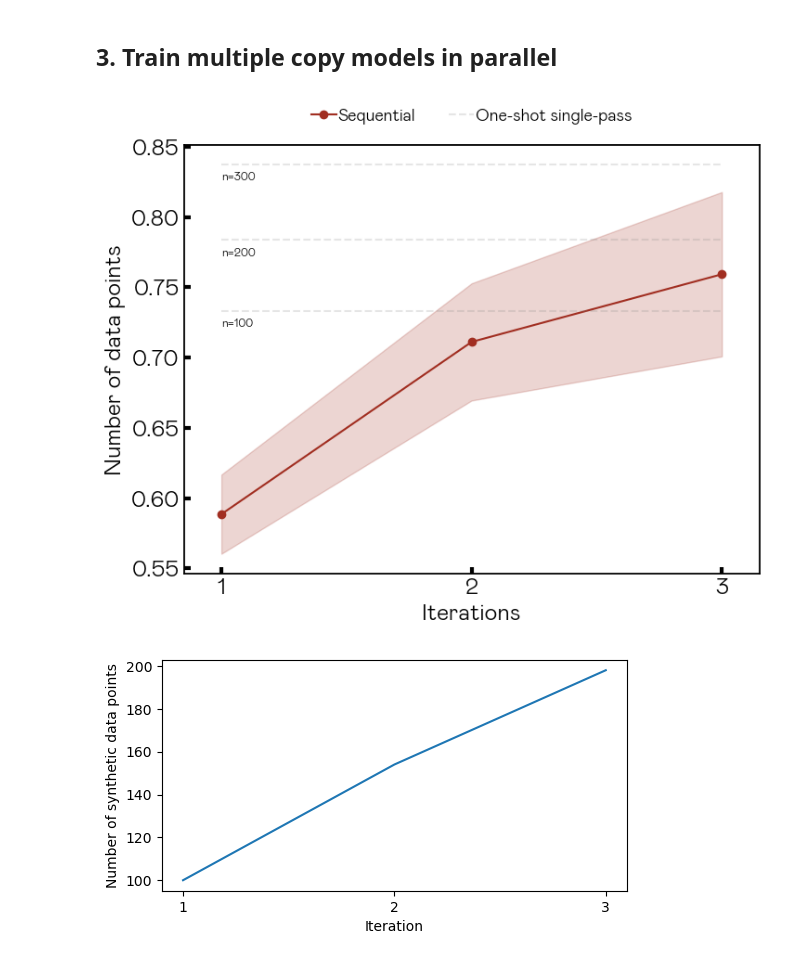
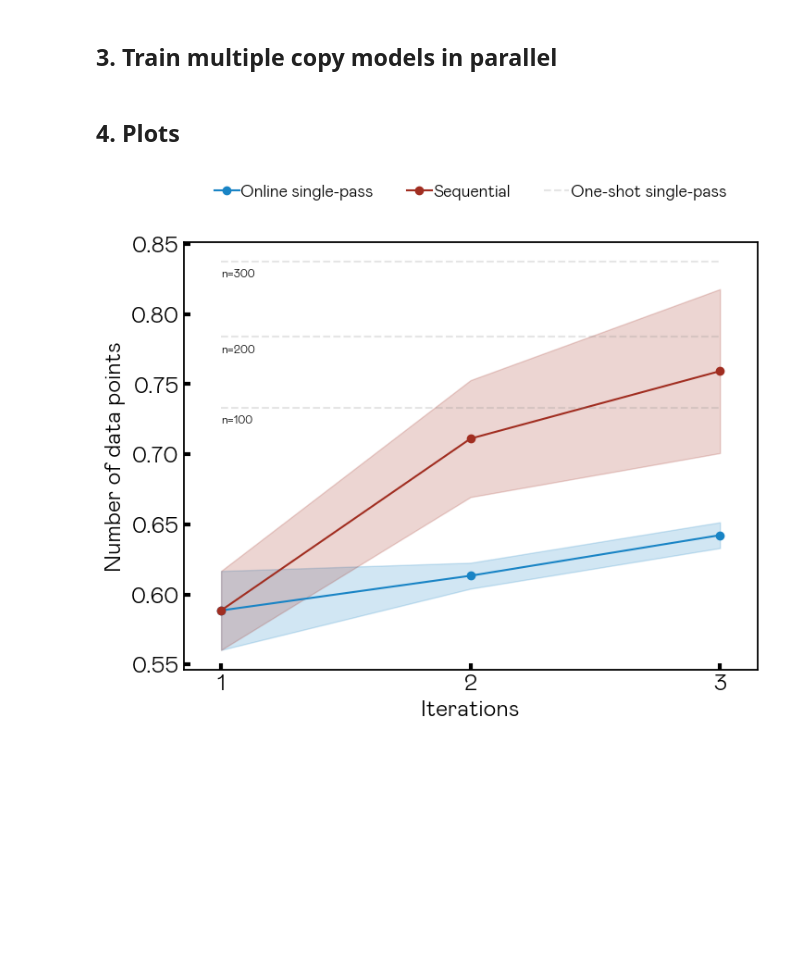
Before and after one commit to nahuelstatuto/sequential_copy, a Jupyter notebook: tutorial.ipynb, the cells around one changed output. Cells and saved outputs as stored; diff of their text form; code cells hidden in the pictures; blank space fills up the shorter version.

Commit message:
subidate testing y modificaciones plots

```diff
--- a/tutorial.ipynb
+++ b/tutorial.ipynb
@@ -167,8 +192,10 @@ def decode_results(data):
     return np.array(n), np.array(acc_train), np.array(acc_test), np.array(rho), np.array(lmda)
 # %%
 n, acc_train, acc_test, rho, lmda_vector = decode_results(results)
+# %% [markdown]
+## 4. Plots
 # %%
-##### -------
+##### ------- DUMMY RESULTS PARA NO TENER QUE CORRER EL CODIGO CADA VEZ
 n, acc_train, acc_test, rho, lmda_vector = (np.array([[ 50,  77, 109],
         [ 50,  82, 109],
         [ 50,  82, 102]]),
@@ -184,3 +211,33 @@ n, acc_train, acc_test, rho, lmda_vector = (np.array([[ 50,  77, 109],
  np.array([[0.1, 0.1, 0.1],
         [0.1, 0.1, 0.1],
         [0.1, 0.1, 0.1]]))
+
+one_shot = np.array([[0.72, 0.75, 0.73], [0.79, 0.786, 0.775], [0.82, 0.85, 0.843]])
+
+online_single = np.array([[0.59888889, 0.623339, 0.65444      ],
+        [0.55      , 0.601, 0.63222],
+        [0.61666667, 0.61556      , 0.64]])
+
+acc_delta_1 = np.array([[0.58, 0.65, 0.75    ],
+        [0.55      , 0.66, 0.77],
+        [0.61, 0.64      , 0.76]])
+
+acc_delta_2 = np.array([[0.59, 0.64, 0.73      ],
+        [0.56      , 0.63, 0.73],
+        [0.60, 0.63      , 0.71]])
+
+acc_delta_3 = np.array([[0.56, 0.62, 0.68888     ],
+        [0.58      , 0.61, 0.69443],
+        [0.57, 0.625      , 0.676565]])
+
+n_delta_1 = np.array([[50, 75, 105],
+        [50      , 76, 106],
+        [50, 72   , 106]])
+
+n_delta_2 = np.array([[50, 77,109  ],
+        [50      , 78, 110],
+        [50, 82, 111]])
+
+n_delta_3 = np.array([[50, 89, 114],
+        [50      , 76,113],
+        [50, 84   , 110]])
@@ -191,18 +244,11 @@ from plots import iteration_plot
 # %%
-iteration_plot([acc_test],
-               ['Sequential'],
+from plots import iteration_plot
+
+iteration_plot([online_single, acc_test],
+               ['Online single-pass', 'Sequential'],
                ylabel='Number of data points',
                fill=True,
+               single_pass=True,
                one_shot=one_shot)
 # %% [output]
-[figure, old version]
+[figure, new version]
-# %%
-fig = plt.figure(figsize=(6,3))
-ax = fig.add_subplot(111)
-plt.plot(np.arange(1, len(trained_model.n)+1), trained_model.n)
-ax.set_xticks(np.arange(1, len(trained_model.n)+1))
-ax.set_xlabel('Iteration')
-ax.set_ylabel('Number of synthetic data points')
-plt.show()
-# %% [output]
-[figure]
```
Also changed, not shown: parts of 22 cells of this notebook, 3 other files.
